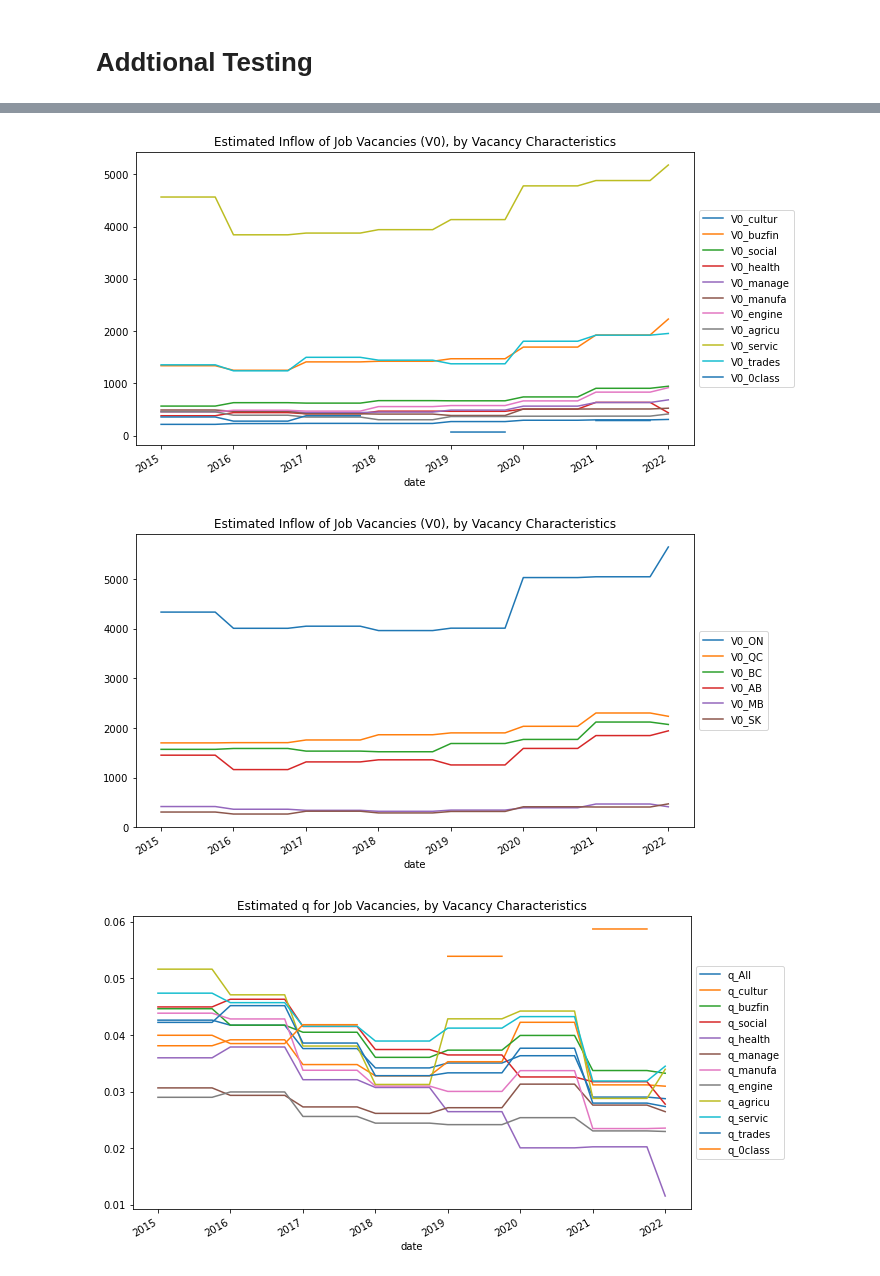
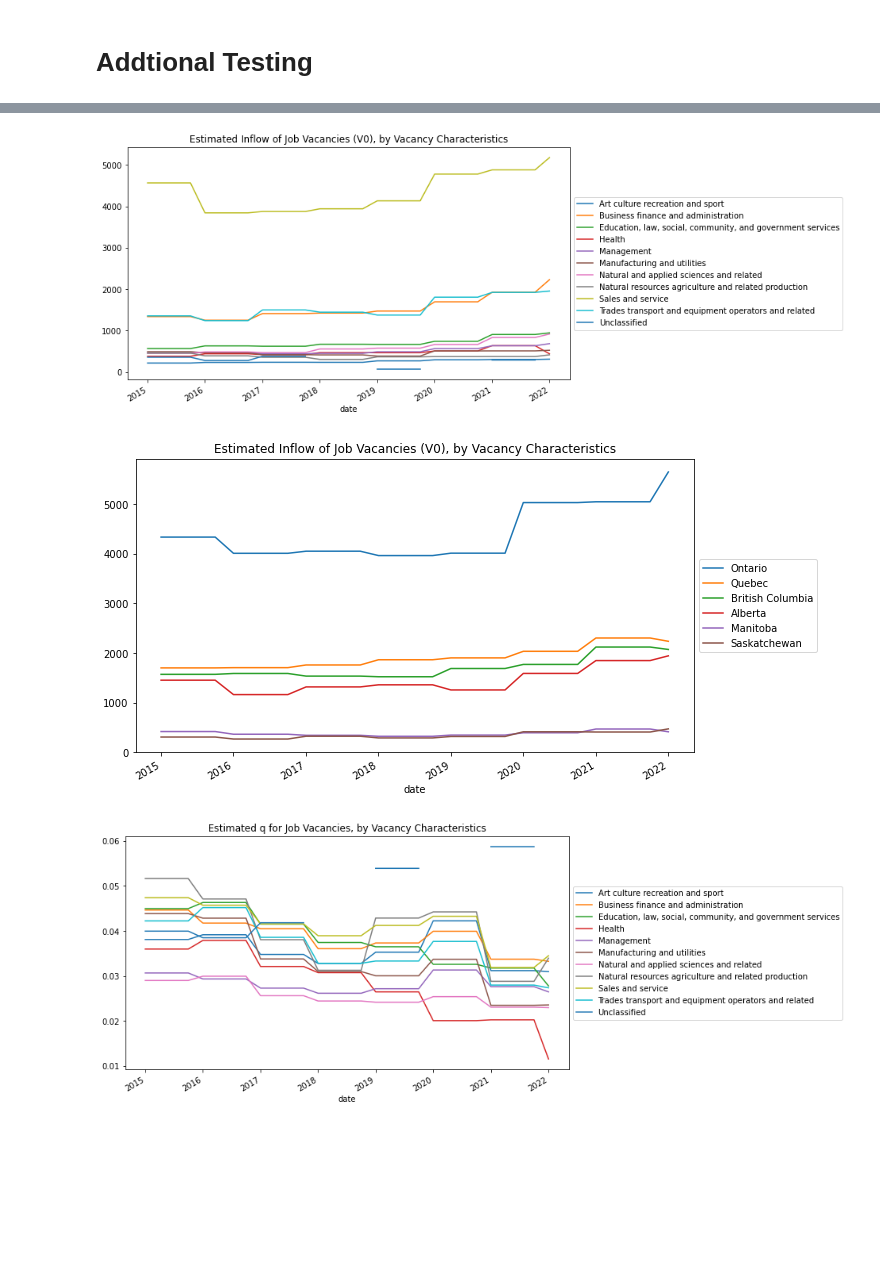
Before and after one commit to YanliangZhu/MAPaper, a Jupyter notebook: code.ipynb, the cells around one changed output, grey strips where cells are left out. Cells and saved outputs as stored; diff of their text form; code cells hidden in the pictures; blank space fills up the shorter version.

```diff
--- a/code.ipynb
+++ b/code.ipynb
@@ -506,6 +453,32 @@ NOCdict = {'cultur': 'Art culture recreation and sport',
            'servic': 'Sales and service',
            'trades': 'Trades transport and equipment operators and related',
            '0class': 'Unclassified'}
+V0_POVdict = {'V0_ON': 'Ontario', 'V0_QC': 'Quebec', 'V0_BC': 'British Columbia',
+              'V0_AB': 'Alberta', 'V0_MB': 'Manitoba', 'V0_SK': 'Saskatchewan'}
+V0_NOCdict = {'V0_cultur': 'Art culture recreation and sport',
+              'V0_buzfin': 'Business finance and administration',
+              'V0_social': 'Education, law, social, community, and government services',
+              'V0_health': 'Health',
+              'V0_manage': 'Management',
+              'V0_manufa': 'Manufacturing and utilities',
+              'V0_engine': 'Natural and applied sciences and related',
+              'V0_agricu': 'Natural resources agriculture and related production',
+              'V0_servic': 'Sales and service',
+              'V0_trades': 'Trades transport and equipment operators and related',
+              'V0_0class': 'Unclassified'}
+q_POVdict = {'q_ON': 'Ontario', 'q_QC': 'Quebec', 'q_BC': 'British Columbia',
+             'q_AB': 'Alberta', 'q_MB': 'Manitoba', 'q_SK': 'Saskatchewan'}
+q_NOCdict = {'q_cultur': 'Art culture recreation and sport',
+             'q_buzfin': 'Business finance and administration',
+             'q_social': 'Education, law, social, community, and government services',
+             'q_health': 'Health',
+             'q_manage': 'Management',
+             'q_manufa': 'Manufacturing and utilities',
+             'q_engine': 'Natural and applied sciences and related',
+             'q_agricu': 'Natural resources agriculture and related production',
+             'q_servic': 'Sales and service',
+             'q_trades': 'Trades transport and equipment operators and related',
+             'q_0class': 'Unclassified'}
 # %%
 display(df_all.describe().iloc[:, 3:])
 print('')
@@ -846,10 +770,13 @@ for i in NOC_list:
     df = df.rename({'v0': f'V0_{i}'}, axis='columns')
     plot_year =pd.merge(plot_year, df, on = "date", how = "outer")
 plot_year = plot_year.drop(columns=['V0_All'])
+plot_year.rename(columns = V0_NOCdict, inplace = True)
 plot_year.plot()
 plt.title('Estimated Inflow of Job Vacancies (V0), by Vacancy Characteristics')
 plt.legend(loc='center left', bbox_to_anchor=(1.0, 0.5))
 plt.show()
+
+
 #Graphs 5.3b
 #V0 POV
 plot_year = pd.DataFrame()
@@ -863,10 +790,13 @@ for i in POV_list:
     df = df.rename({'v0': f'V0_{i}'}, axis='columns')
     plot_year =pd.merge(plot_year, df, on = "date", how = "outer")
 plot_year = plot_year.drop(columns=['V0_All'])
+plot_year.rename(columns = V0_POVdict, inplace = True)
 plot_year.plot()
 plt.title('Estimated Inflow of Job Vacancies (V0), by Vacancy Characteristics')
 plt.legend(loc='center left', bbox_to_anchor=(1.0, 0.5))
 plt.show()
+
+
 #Graphs 5.4a
 #q NOC
 plot_year = pd.DataFrame()
@@ -874,33 +804,37 @@ plot_year_all = date(model2_all)[['date','q']].copy().set_index(['date'])
 plot_year_all = plot_year_all.rename({'q': 'q_All'}, axis='columns')
 plot_year = plot_year.append(plot_year_all)
 for i in NOC_list:
     df = globals()[f'model2_{i}']
     df = date(df).set_index(['date'])
     df = df[['q']]
     df = df.rename({'q': f'q_{i}'}, axis='columns')
     plot_year =pd.merge(plot_year, df, on = "date", how = "outer")
+plot_year = plot_year.drop(columns=['q_All'])
+plot_year.rename(columns = q_NOCdict, inplace = True)
 plot_year.plot()
 plt.title('Estimated q for Job Vacancies, by Vacancy Characteristics')
 plt.legend(loc='center left', bbox_to_anchor=(1.0, 0.5))
 plt.show()
 
 #Graphs 5.4b
 #q POV
 plot_year = pd.DataFrame()
 plot_year_all = date(model2_all)[['date','q']].copy().set_index(['date'])
 plot_year_all = plot_year_all.rename({'q': 'q_All'}, axis='columns')
 plot_year = plot_year.append(plot_year_all)
 for i in POV_list:
     df = globals()[f'model2_{i}']
     df = date(df).set_index(['date'])
     df = df[['q']]
     df = df.rename({'q': f'q_{i}'}, axis='columns')
     plot_year =pd.merge(plot_year, df, on = "date", how = "outer")
+plot_year = plot_year.drop(columns=['q_All'])
+plot_year.rename(columns = q_POVdict, inplace = True)
 plot_year.plot()
 plt.title('Estimated q for Job Vacancies, by Vacancy Characteristics')
 plt.legend(loc='center left', bbox_to_anchor=(1.0, 0.5))
 plt.show()
 # %% [output]
-[figure, old version]
+[figure, new version]
-[figure, old version]
+[figure, new version]
-[figure, old version]
+[figure, new version]
```
Also changed, not shown: parts of 11 cells of this notebook.
